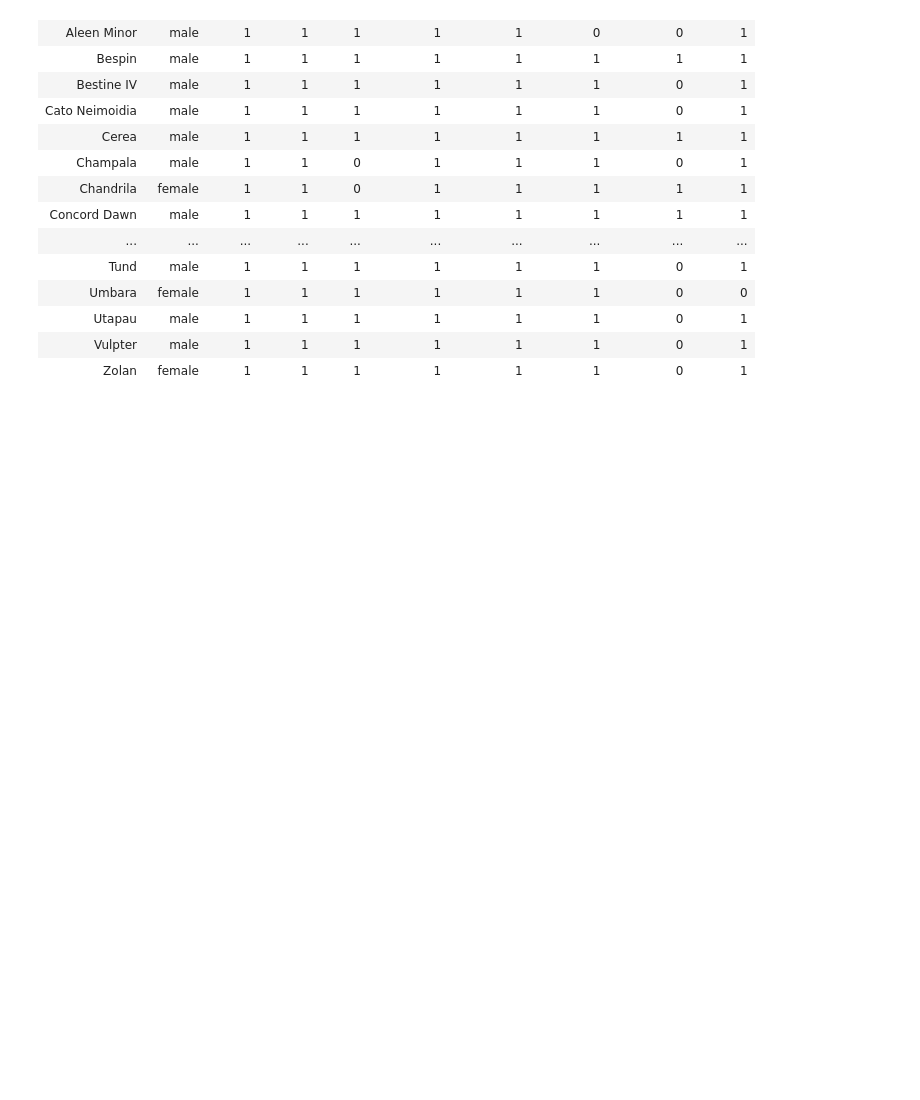
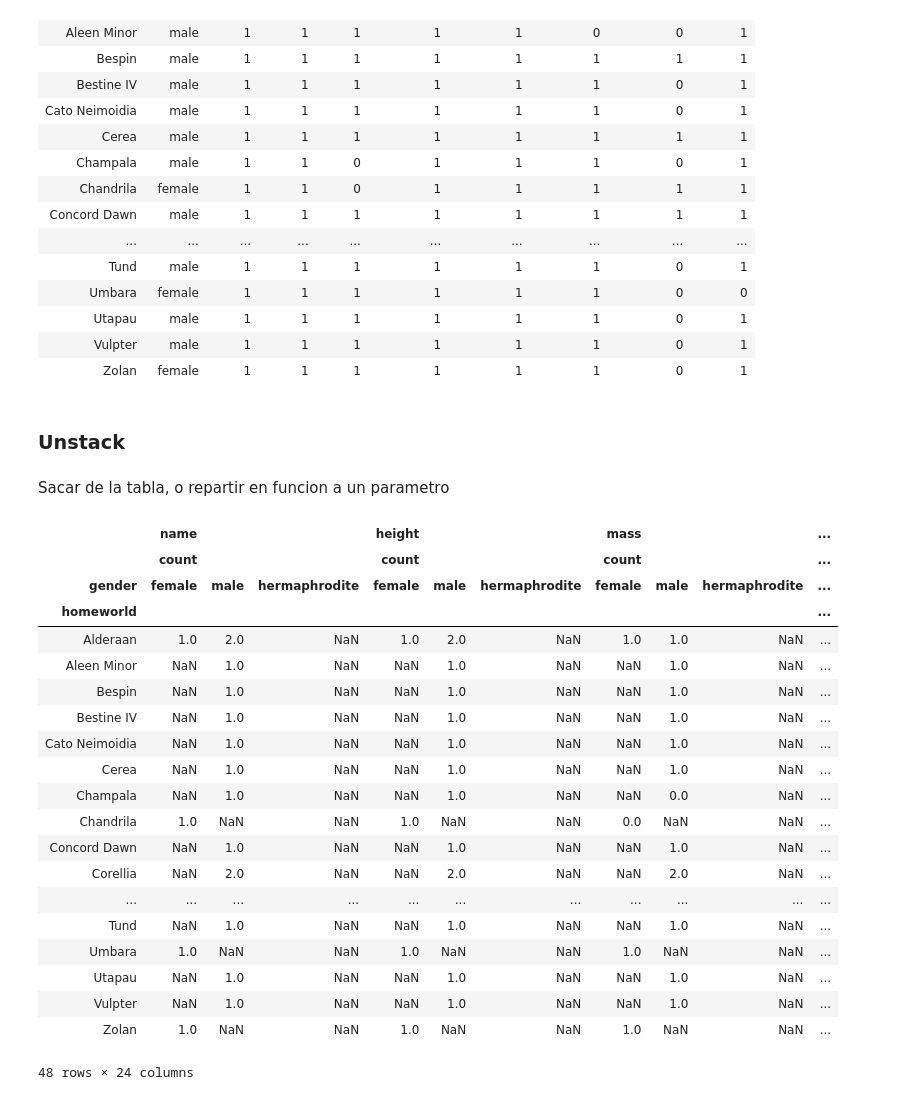
Before and after one commit to DevPhantomUNAM/KodeDay_Crea-un-DataFrame-De-StarWars-con-Pandas, a Jupyter notebook: Data_Frame_Star_Wars.ipynb, the cells around one changed output. Cells and saved outputs as stored; diff of their text form; code cells hidden in the pictures; blank space fills up the shorter version.

```diff
--- a/Data_Frame_Star_Wars.ipynb
+++ b/Data_Frame_Star_Wars.ipynb
@@ -542,3 +542,31 @@ tabla.groupby(['homeworld','gender']).agg(['count'])
 | Utapau | male | 1 | 1 | 1 | 1 | 1 | 1 | 0 | 1 |
 | Vulpter | male | 1 | 1 | 1 | 1 | 1 | 1 | 0 | 1 |
 | Zolan | female | 1 | 1 | 1 | 1 | 1 | 1 | 0 | 1 |
+# %% [markdown]
+### Unstack
+# %% [markdown]
+Sacar de la tabla, o repartir en funcion a un parametro
+# %%
+tabla.groupby(['homeworld','gender']).agg(['count']).unstack('gender')
+# %% [output]
+|  | name |  |  | height |  |  | mass |  |  | ... |
+|  | count |  |  | count |  |  | count |  |  | ... |
+| gender | female | male | hermaphrodite | female | male | hermaphrodite | female | male | hermaphrodite | ... |
+| homeworld |  |  |  |  |  |  |  |  |  | ... |
+| Alderaan | 1.0 | 2.0 | NaN | 1.0 | 2.0 | NaN | 1.0 | 1.0 | NaN | ... |
+| Aleen Minor | NaN | 1.0 | NaN | NaN | 1.0 | NaN | NaN | 1.0 | NaN | ... |
+| Bespin | NaN | 1.0 | NaN | NaN | 1.0 | NaN | NaN | 1.0 | NaN | ... |
+| Bestine IV | NaN | 1.0 | NaN | NaN | 1.0 | NaN | NaN | 1.0 | NaN | ... |
+| Cato Neimoidia | NaN | 1.0 | NaN | NaN | 1.0 | NaN | NaN | 1.0 | NaN | ... |
+| Cerea | NaN | 1.0 | NaN | NaN | 1.0 | NaN | NaN | 1.0 | NaN | ... |
+| Champala | NaN | 1.0 | NaN | NaN | 1.0 | NaN | NaN | 0.0 | NaN | ... |
+| Chandrila | 1.0 | NaN | NaN | 1.0 | NaN | NaN | 0.0 | NaN | NaN | ... |
+| Concord Dawn | NaN | 1.0 | NaN | NaN | 1.0 | NaN | NaN | 1.0 | NaN | ... |
+| Corellia | NaN | 2.0 | NaN | NaN | 2.0 | NaN | NaN | 2.0 | NaN | ... |
+| ... | ... | ... | ... | ... | ... | ... | ... | ... | ... | ... |
+| Tund | NaN | 1.0 | NaN | NaN | 1.0 | NaN | NaN | 1.0 | NaN | ... |
+| Umbara | 1.0 | NaN | NaN | 1.0 | NaN | NaN | 1.0 | NaN | NaN | ... |
+| Utapau | NaN | 1.0 | NaN | NaN | 1.0 | NaN | NaN | 1.0 | NaN | ... |
+| Vulpter | NaN | 1.0 | NaN | NaN | 1.0 | NaN | NaN | 1.0 | NaN | ... |
+| Zolan | 1.0 | NaN | NaN | 1.0 | NaN | NaN | 1.0 | NaN | NaN | ... |
+48 rows × 24 columns
```
Also changed, not shown: parts of 1 cell of this notebook.
